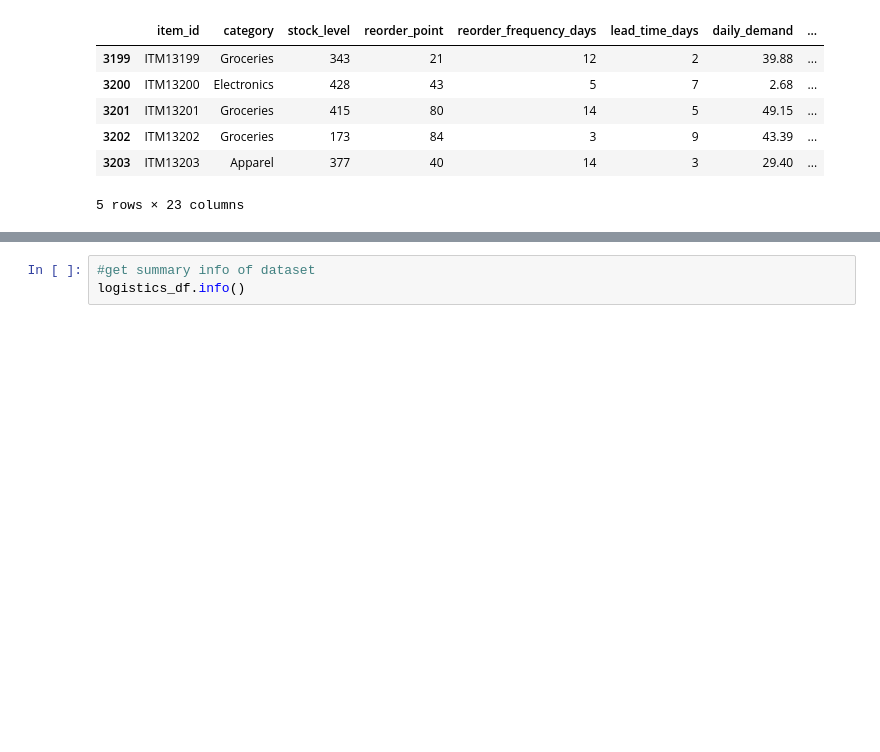
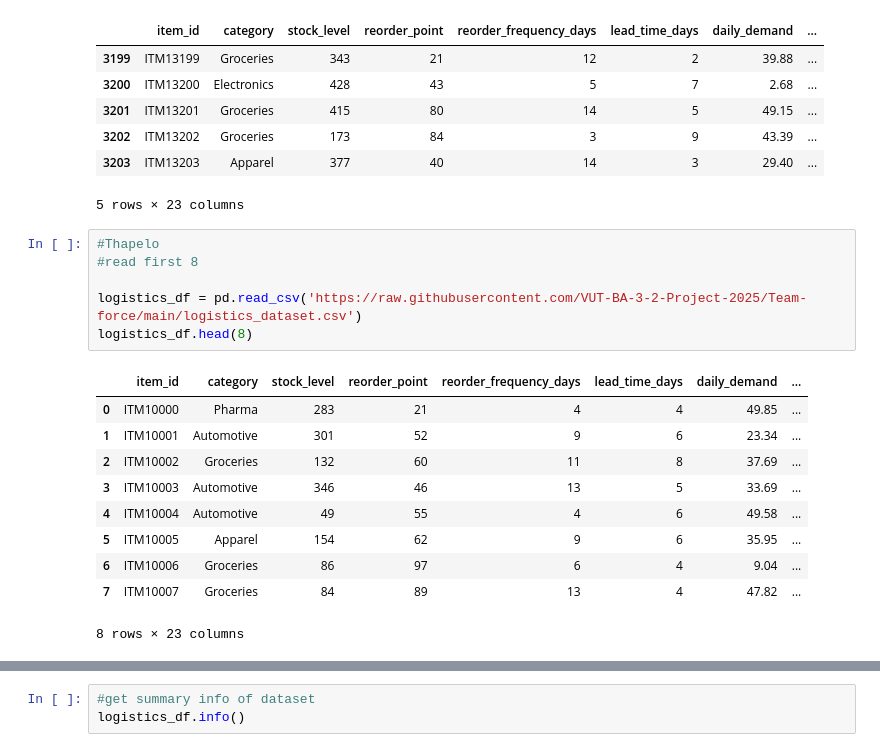
Before and after one commit to VUT-BA-3-2-Project-2025/Team-force, a Jupyter notebook: TEAM_FORCE_Project.ipynb, the cells around one changed output, grey strips where cells are left out. Drawn from its saved outputs; the diff is of its cells as text; blank space fills up the shorter version.

```diff
--- a/TEAM_FORCE_Project.ipynb
+++ b/TEAM_FORCE_Project.ipynb
@@ -40,3 +40,20 @@ logistics_df.tail()
 | 3202 | ITM13202 | Groceries | 173 | 84 | 3 | 9 | 43.39 | ... |
 | 3203 | ITM13203 | Apparel | 377 | 40 | 14 | 3 | 29.40 | ... |
 5 rows × 23 columns
+# %%
+#Thapelo
+#read first 8
+
+logistics_df = pd.read_csv('https://raw.githubusercontent.com/VUT-BA-3-2-Project-2025/Team-force/main/logistics_dataset.csv')
+logistics_df.head(8)
+# %% [output]
+|  | item_id | category | stock_level | reorder_point | reorder_frequency_days | lead_time_days | daily_demand | ... |
+| 0 | ITM10000 | Pharma | 283 | 21 | 4 | 4 | 49.85 | ... |
+| 1 | ITM10001 | Automotive | 301 | 52 | 9 | 6 | 23.34 | ... |
+| 2 | ITM10002 | Groceries | 132 | 60 | 11 | 8 | 37.69 | ... |
+| 3 | ITM10003 | Automotive | 346 | 46 | 13 | 5 | 33.69 | ... |
+| 4 | ITM10004 | Automotive | 49 | 55 | 4 | 6 | 49.58 | ... |
+| 5 | ITM10005 | Apparel | 154 | 62 | 9 | 6 | 35.95 | ... |
+| 6 | ITM10006 | Groceries | 86 | 97 | 6 | 4 | 9.04 | ... |
+| 7 | ITM10007 | Groceries | 84 | 89 | 13 | 4 | 47.82 | ... |
+8 rows × 23 columns
```
Also changed, not shown: parts of 4 cells of this notebook.
